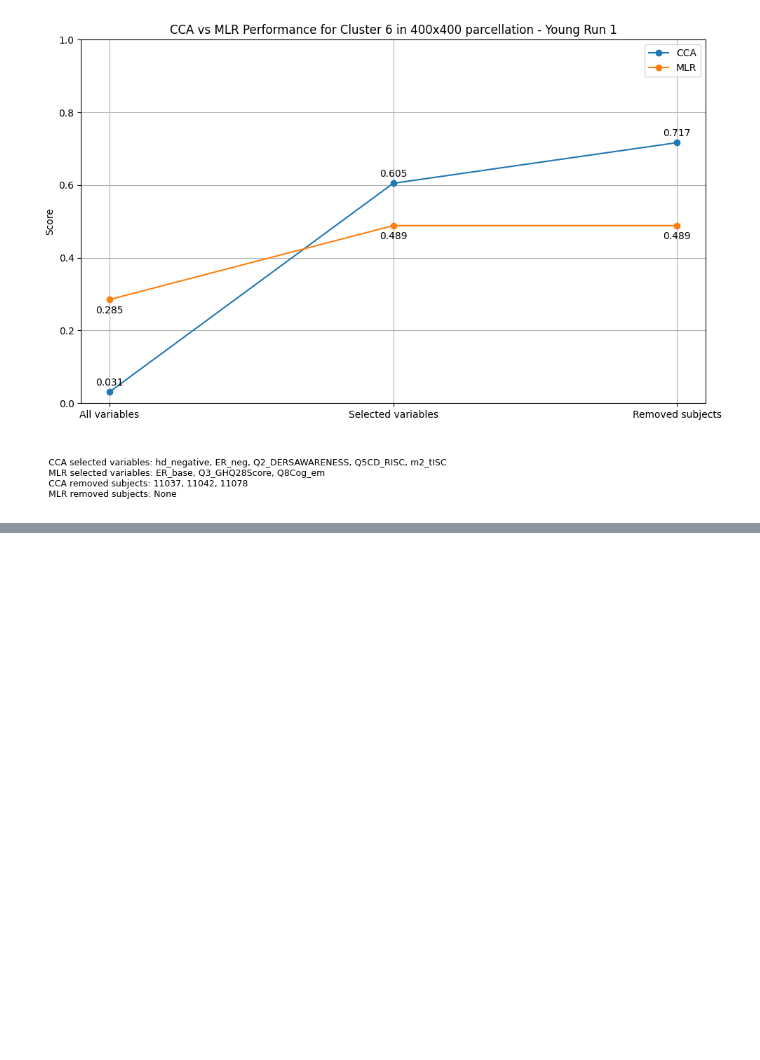
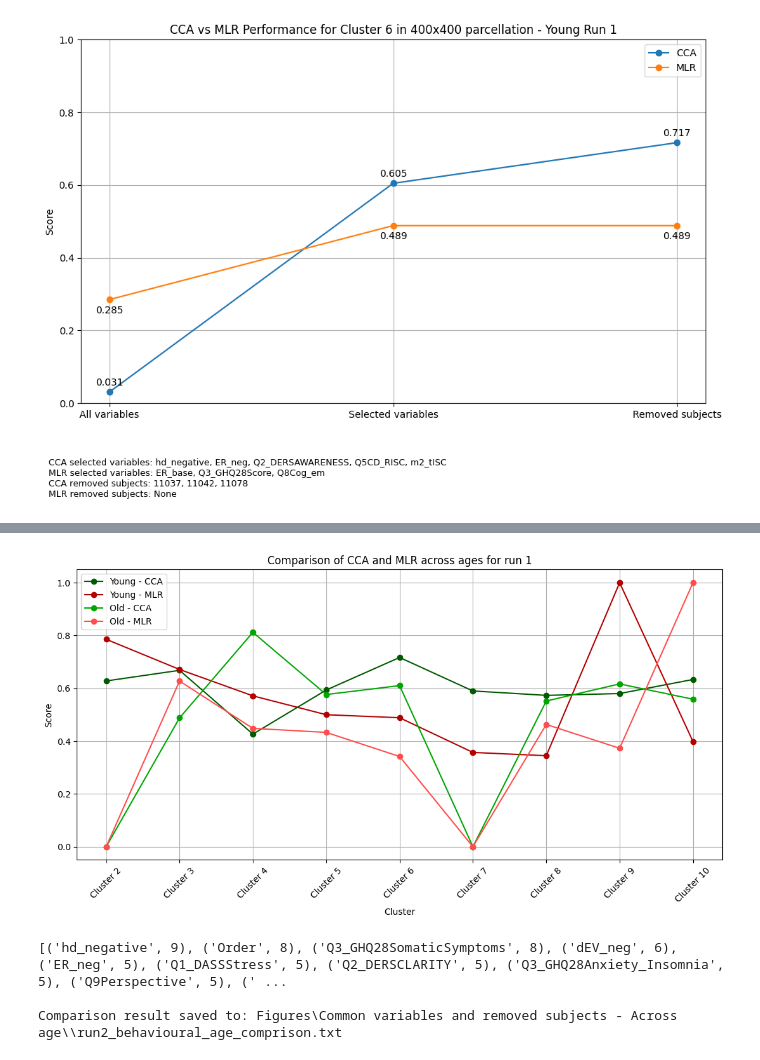
Before and after one commit to Oddrne/Master-Thesis-Autoencoder-and-UMAP-clustering-on-functional-connectivity, a Jupyter notebook: main.ipynb, the cells around one changed output, grey strips where cells are left out. Cells and saved outputs as stored; diff of their text form; code cells hidden in the pictures; blank space fills up the shorter version.

Commit message:
Did the rest of the behavioural analysis

```diff
--- a/main.ipynb
+++ b/main.ipynb
@@ -569,22 +605,24 @@ print_comparison_summary(results_across_clusters, save_path=save_path)
 # %%
 from Evaluate_models import plot_cca_mlr_two_jsons_across_clusters
 
-run_num = 2
+run_num = 1
 
-young_path = rf"Results\\Young_run{run_num}_cluster_behavioural_results.json"
-old_path = rf"Results\\Old_run{run_num}_cluster_behavioural_results.json"
+young_path = rf"Results\\400x400_Young_run{run_num}_cluster_behavioural_results.json"
+old_path = rf"Results\\400x400_Old_run{run_num}_cluster_behavioural_results.json"
 save_path = rf"Figures\\Comparison young and old\\run{run_num}_behavioural_age_comprison.png"
 title = rf"Comparison of CCA and MLR across ages for run {run_num}"
 
 results = plot_cca_mlr_two_jsons_across_clusters(old_json_path=old_path, young_json_path=young_path, title=title, save_path=save_path)
+# %% [output]
+[figure, added]
 # %%
 
 from Evaluate_models import count_occurrences_across_two_jsons, print_comparison_summary
 import json
-run_num = 1
+run_num = 2
 
-young_path = rf"Results\\Young_run{run_num}_cluster_behavioural_results.json"
-old_path = rf"Results\\Old_run{run_num}_cluster_behavioural_results.json"
+young_path = rf"Results\\400x400_Young_run{run_num}_cluster_behavioural_results.json"
+old_path = rf"Results\\400x400_Old_run{run_num}_cluster_behavioural_results.json"
 save_path = rf"Figures\Common variables and removed subjects - Across age\\run{run_num}_behavioural_age_comprison.txt"
 
 results = count_occurrences_across_two_jsons(young_json_path=young_path, old_json_path=old_path)
@@ -599,3 +637,7 @@ save_results = {
 with open(save_path, "w", encoding="utf-8") as f:
     json.dump(save_results, f, indent=4)
 print(f"\nComparison result saved to: {save_path}")
+# %% [output]
+[('hd_negative', 9), ('Order', 8), ('Q3_GHQ28SomaticSymptoms', 8), ('dEV_neg', 6), ('ER_neg', 5), ('Q1_DASSStress', 5), ('Q2_DERSCLARITY', 5), ('Q3_GHQ28Anxiety_Insomnia', 5), ('Q9Perspective', 5), (' ...
+
+Comparison result saved to: Figures\Common variables and removed subjects - Across age\\run2_behavioural_age_comprison.txt
```
Also changed, not shown: parts of 2 cells of this notebook, 14 other files.
